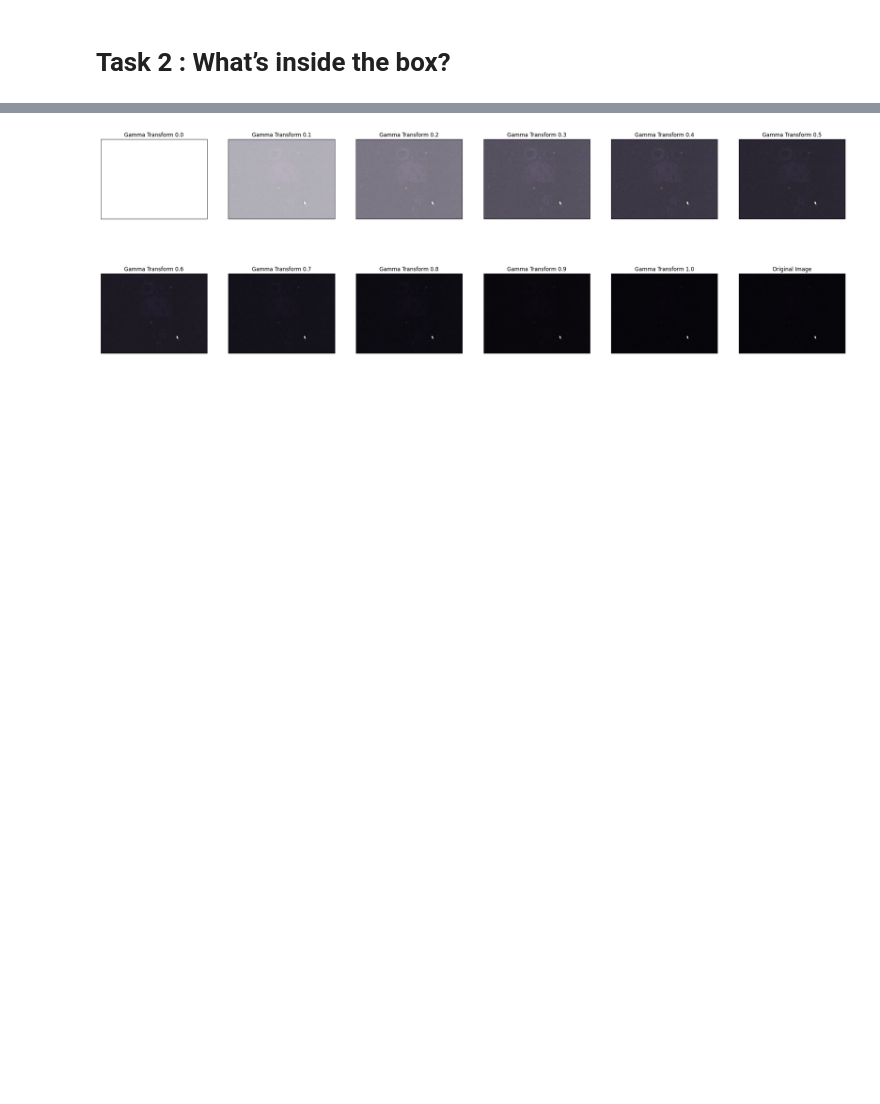
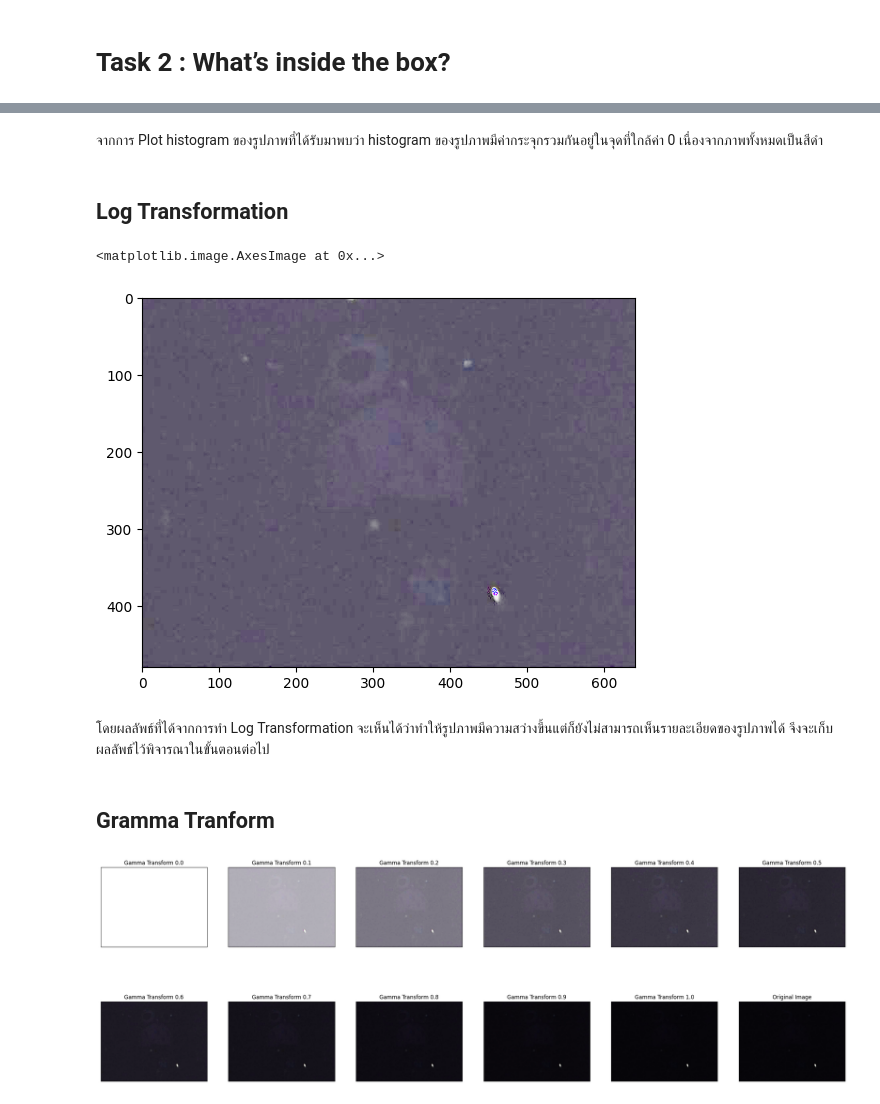
Before and after one commit to AthimetA/FRA321, a Jupyter notebook: IMGpro/work/6368_Task2.ipynb, the cells around one changed output, grey strips where cells are left out. Cells and saved outputs as stored; diff of their text form; code cells hidden in the pictures; blank space fills up the shorter version.

```diff
--- a/IMGpro/work/6368_Task2.ipynb
+++ b/IMGpro/work/6368_Task2.ipynb
@@ -50,3 +54,23 @@ plt.show()
+# %% [markdown]
+จากการ Plot histogram ของรูปภาพที่ได้รับมาพบว่า histogram ของรูปภาพมีค่ากระจุกรวมกันอยู่ในจุดที่ใกล้ค่า 0 เนื่องจากภาพทั้งหมดเป็นสีดำ
+# %% [markdown]
+## **Log Transformation**
+# %%
+# Apply log transformation method
+c = 255 / np.log(1 + np.max(img))
+log_image = c * (np.log(img + 1))
+
+# Specify the data type so that
+# float value will be converted to int
+log_image = np.array(log_image, dtype = np.uint8)
+plt.imshow(log_image)
+# %% [output]
+<matplotlib.image.AxesImage at 0x...>
+[figure, added]
+# %% [markdown]
+โดยผลลัพธ์ที่ได้จากการทำ Log Transformation จะเห็นได้ว่าทำให้รูปภาพมีความสว่างขึ้นแต่ก็ยังไม่สามารถเห็นรายละเอียดของรูปภาพได้ จึงจะเก็บผลลัพธ์ไว้พิจารณาในขั้นตอนต่อไป
+# %% [markdown]
+## **Gramma Tranform**
 # %%
 def GammaTransform(img, gamma):
     # Apply gamma transform.
```
Also changed, not shown: parts of 25 cells of this notebook, 1 other file.
